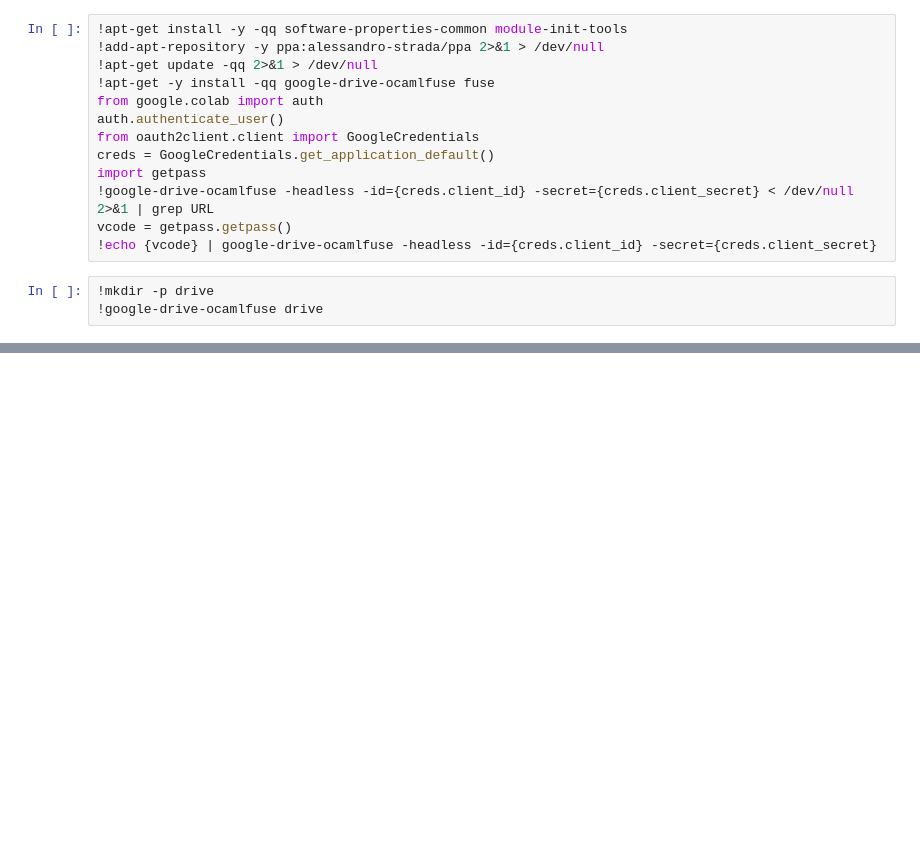
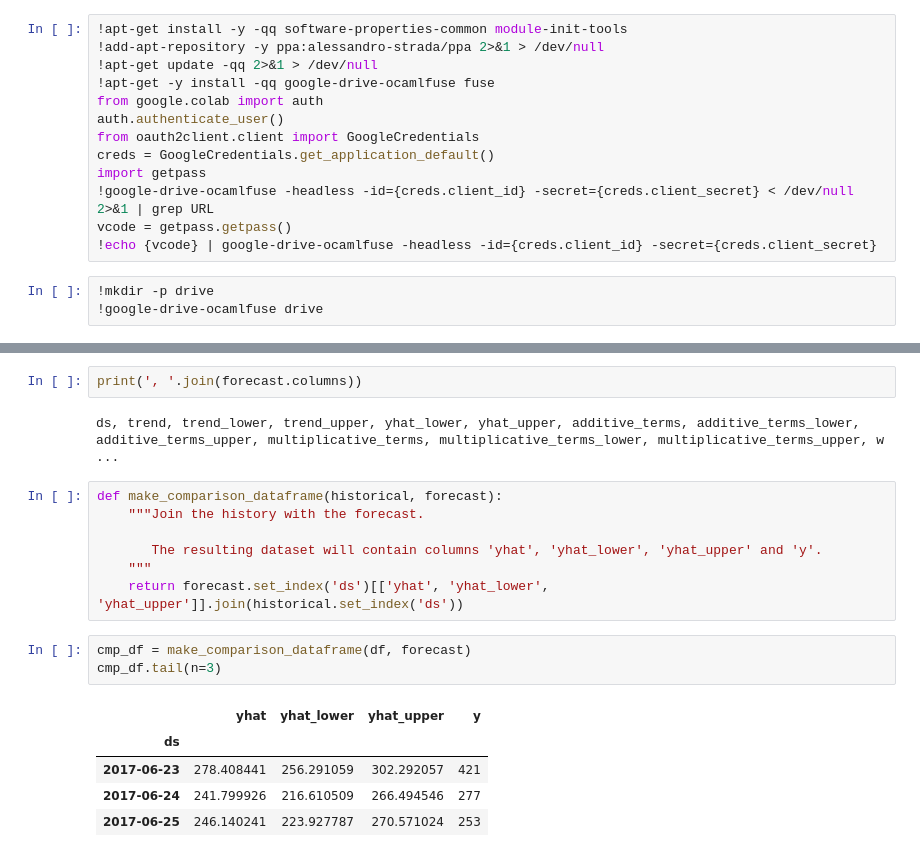
Before and after one commit to ssttv/ml-resources, a Jupyter notebook: prophet.ipynb, the cells around one changed output, grey strips where cells are left out. Cells and saved outputs as stored; diff of their text form; blank space fills up the shorter version.

```diff
--- a/prophet.ipynb
+++ b/prophet.ipynb
@@ -18,0 +179,20 @@ vcode = getpass.getpass()
+# %%
+print(', '.join(forecast.columns))
+# %% [output]
+ds, trend, trend_lower, trend_upper, yhat_lower, yhat_upper, additive_terms, additive_terms_lower, additive_terms_upper, multiplicative_terms, multiplicative_terms_lower, multiplicative_terms_upper, w ...
+# %%
+def make_comparison_dataframe(historical, forecast):
+    """Join the history with the forecast.
+
+       The resulting dataset will contain columns 'yhat', 'yhat_lower', 'yhat_upper' and 'y'.
+    """
+    return forecast.set_index('ds')[['yhat', 'yhat_lower', 'yhat_upper']].join(historical.set_index('ds'))
+# %%
+cmp_df = make_comparison_dataframe(df, forecast)
+cmp_df.tail(n=3)
+# %% [output]
+|  | yhat | yhat_lower | yhat_upper | y |
+| ds |  |  |  |  |
+| 2017-06-23 | 278.408441 | 256.291059 | 302.292057 | 421 |
+| 2017-06-24 | 241.799926 | 216.610509 | 266.494546 | 277 |
+| 2017-06-25 | 246.140241 | 223.927787 | 270.571024 | 253 |
```
Also changed, not shown: parts of 34 cells of this notebook.
